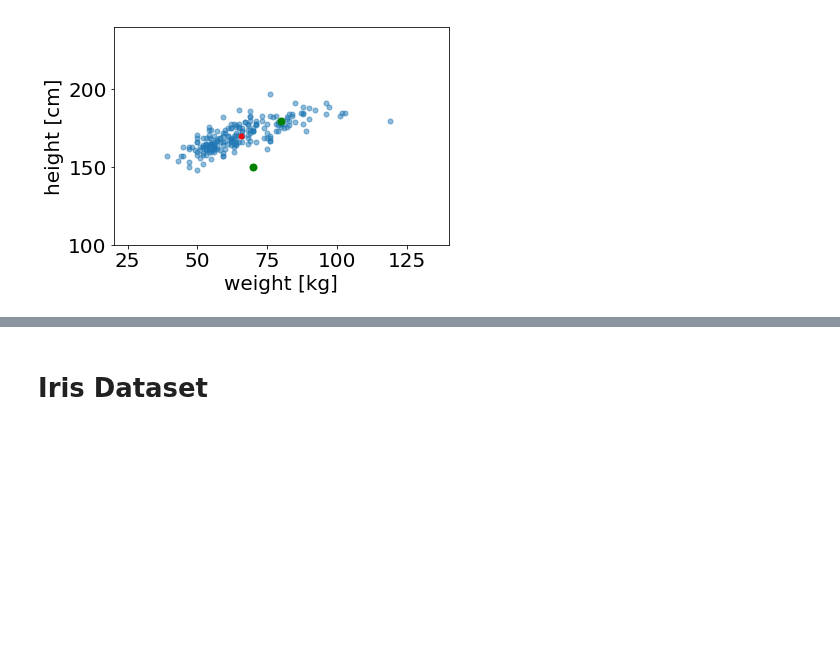
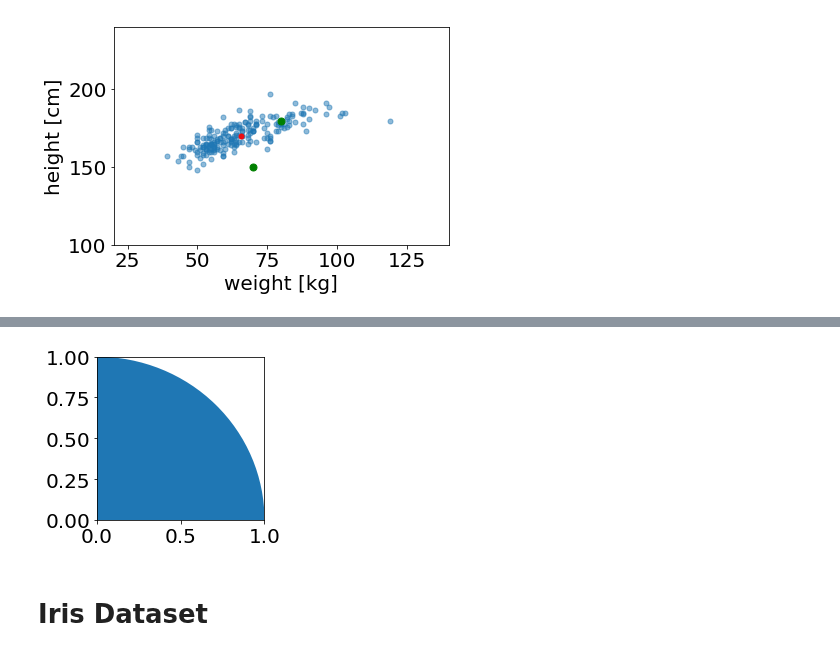
Before and after one commit to tsato-code/python_script, a Jupyter notebook: misc/plot_slide_MTS.ipynb, the cells around one changed output, grey strips where cells are left out. Cells and saved outputs as stored; diff of their text form; code cells hidden in the pictures; blank space fills up the shorter version.

```diff
--- a/misc/plot_slide_MTS.ipynb
+++ b/misc/plot_slide_MTS.ipynb
@@ -86,3 +98,10 @@ dtype: float64
+# %%
+fig, ax = plt.subplots(figsize=(3, 3))
+circle = plt.Circle(xy=(0, 0), radius=1.0)
+ax.add_patch(circle)
+plt.show()
+# %% [output]
+[figure, added]
 # %% [markdown]
 # Iris Dataset
 # %%
```
Also changed, not shown: parts of 2 cells of this notebook.
